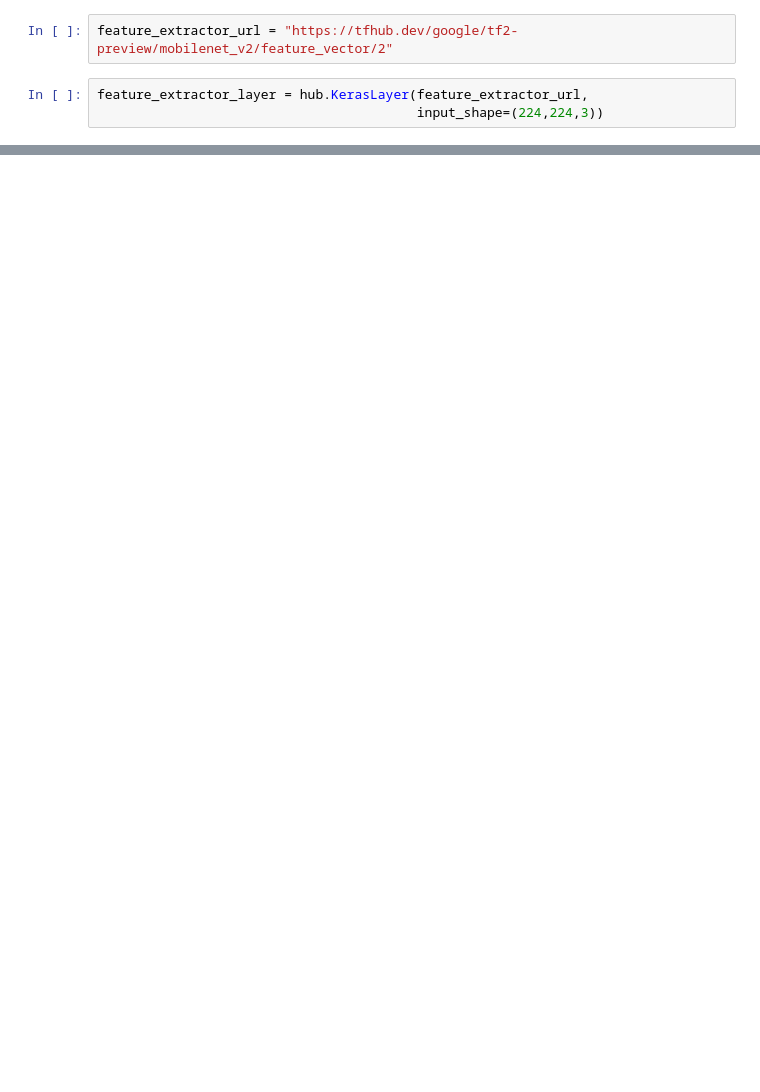
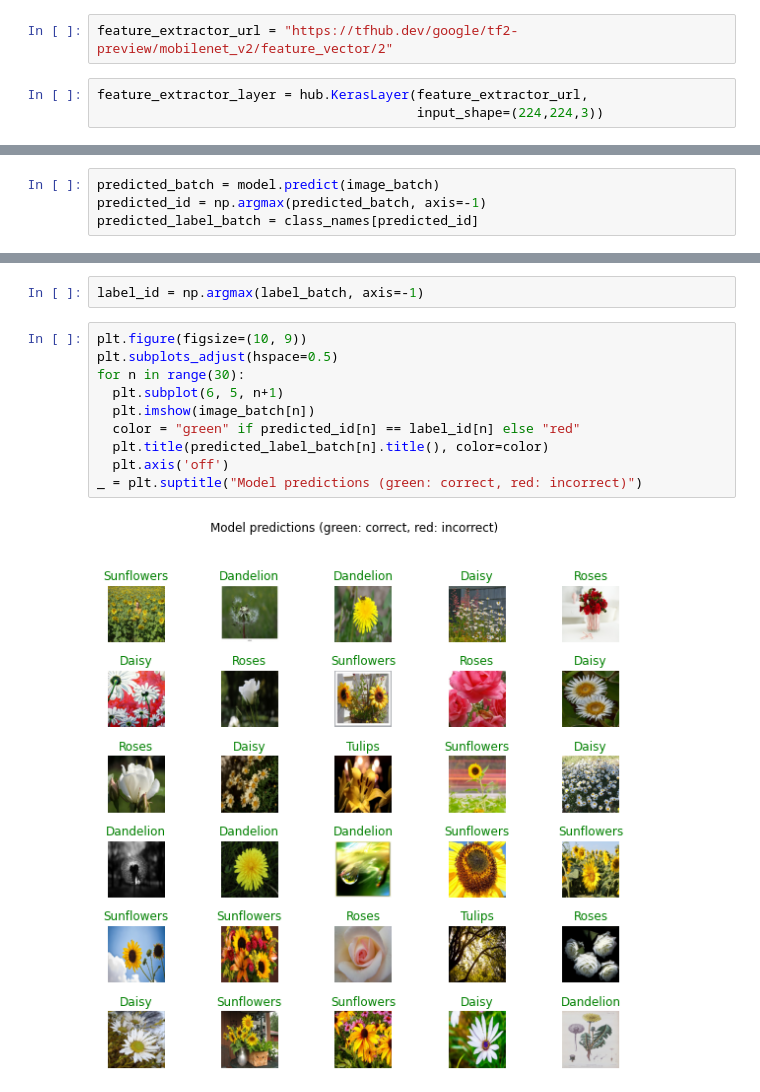
Before and after one commit to Nuetee/CNN-GCN-multi-label-classifier, a Jupyter notebook: feature_extracter_test.ipynb, the cells around one changed output, grey strips where cells are left out. Cells and saved outputs as stored; diff of their text form; blank space fills up the shorter version.

```diff
--- a/feature_extracter_test.ipynb
+++ b/feature_extracter_test.ipynb
@@ -115,0 +196,4 @@ print(feature_batch.shape)
+# %%
+predicted_batch = model.predict(image_batch)
+predicted_id = np.argmax(predicted_batch, axis=-1)
+predicted_label_batch = class_names[predicted_id]
@@ -115,0 +202,14 @@ print(feature_batch.shape)
+# %%
+label_id = np.argmax(label_batch, axis=-1)
+# %%
+plt.figure(figsize=(10, 9))
+plt.subplots_adjust(hspace=0.5)
+for n in range(30):
+  plt.subplot(6, 5, n+1)
+  plt.imshow(image_batch[n])
+  color = "green" if predicted_id[n] == label_id[n] else "red"
+  plt.title(predicted_label_batch[n].title(), color=color)
+  plt.axis('off')
+_ = plt.suptitle("Model predictions (green: correct, red: incorrect)")
+# %% [output]
+[figure, added]
```
Also changed, not shown: parts of 15 cells of this notebook, 1 other file.
